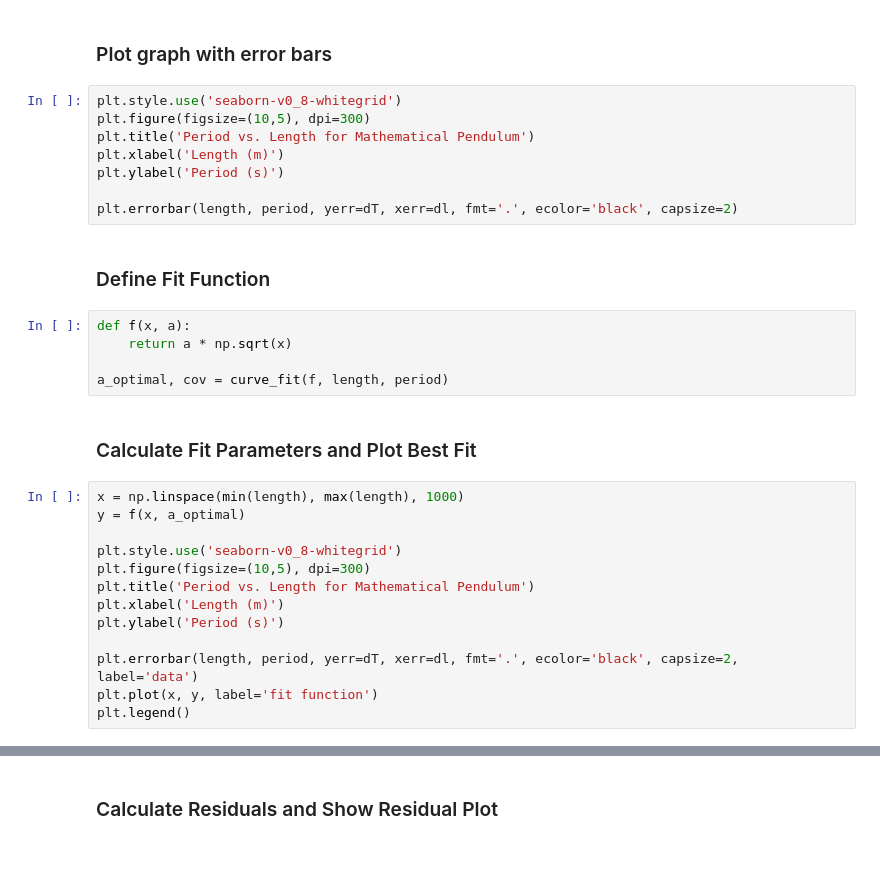
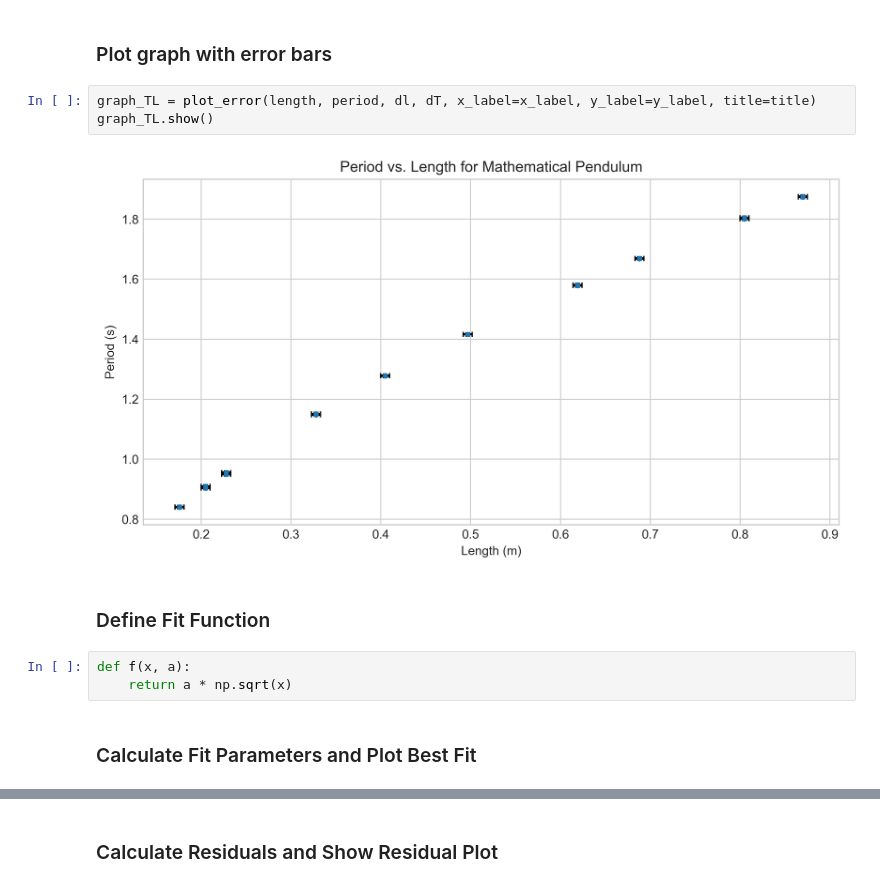
Before and after one commit to bylands/physicslab, a Jupyter notebook: pendulum.ipynb, the cells around one changed output, grey strips where cells are left out. Drawn from its saved outputs; the diff is of its cells as text; blank space fills up the shorter version.

```diff
--- a/pendulum.ipynb
+++ b/pendulum.ipynb
@@ -40,33 +71,15 @@ dl = 0.005
 dT= dt/N_periods
 # %% [markdown]
 ### Plot graph with error bars
-# %%
-plt.style.use('seaborn-v0_8-whitegrid')
-plt.figure(figsize=(10,5), dpi=300)
-plt.title('Period vs. Length for Mathematical Pendulum')
-plt.xlabel('Length (m)')
-plt.ylabel('Period (s)')
-
-plt.errorbar(length, period, yerr=dT, xerr=dl, fmt='.', ecolor='black', capsize=2)
+# %%
+graph_TL = plot_error(length, period, dl, dT, x_label=x_label, y_label=y_label, title=title)
+graph_TL.show()
+# %% [output]
+[figure, added]
 # %% [markdown]
 ### Define Fit Function
 # %%
 def f(x, a):
     return a * np.sqrt(x)
-
-a_optimal, cov = curve_fit(f, length, period)
 # %% [markdown]
 ### Calculate Fit Parameters and Plot Best Fit
-# %%
-x = np.linspace(min(length), max(length), 1000)
-y = f(x, a_optimal)
-
-plt.style.use('seaborn-v0_8-whitegrid')
-plt.figure(figsize=(10,5), dpi=300)
-plt.title('Period vs. Length for Mathematical Pendulum')
-plt.xlabel('Length (m)')
-plt.ylabel('Period (s)')
-
-plt.errorbar(length, period, yerr=dT, xerr=dl, fmt='.', ecolor='black', capsize=2, label='data')
-plt.plot(x, y, label='fit function')
-plt.legend()
```
Also changed, not shown: parts of 13 cells of this notebook, 1 other file.
